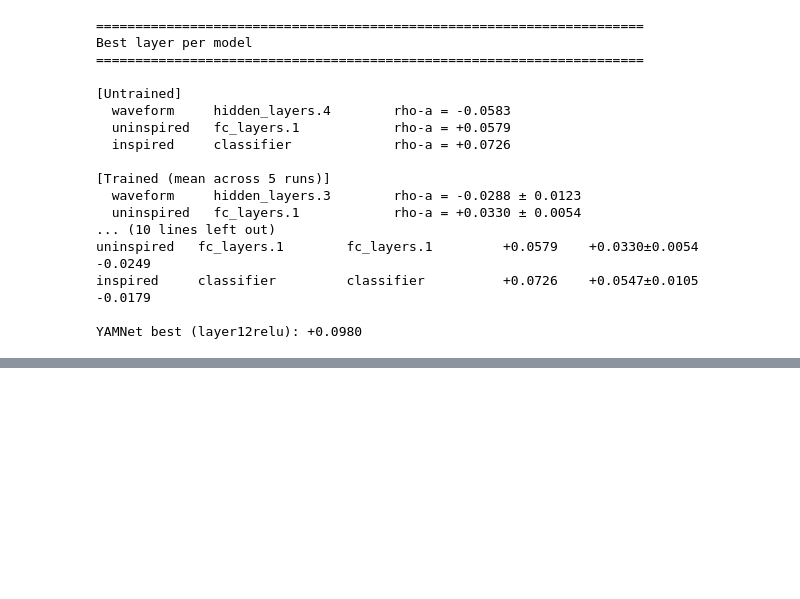
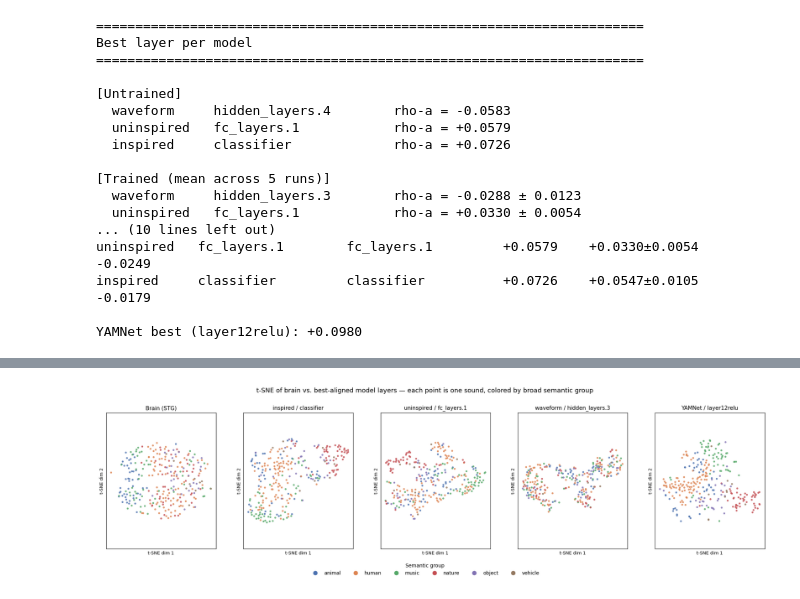
Before and after one commit to sofka005/group-13-bio, a Jupyter notebook: Assignment4/assignment4.ipynb, the cells around one changed output, grey strips where cells are left out. Cells and saved outputs as stored; diff of their text form; code cells hidden in the pictures; blank space fills up the shorter version.

```diff
--- a/Assignment4/assignment4.ipynb
+++ b/Assignment4/assignment4.ipynb
@@ -361,0 +350,8 @@ YAMNet best (layer12relu): +0.0980
+# %%
+# category labels, aligned with the 288 sounds
+categories = [batch[3][i] for batch in loader for i in range(len(batch[3]))]
+# iterate ds directly:
+categories = [ds[i][3] for i in range(len(ds))]
+
+print(f"{len(categories)} sounds, {len(set(categories))} unique categories")
+print("Example:", categories[:10])
@@ -361,0 +379,4 @@ YAMNet best (layer12relu): +0.0980
+# %%
+# brain data embedding
+brain_2d = embed_tsne(brain_activity)
+print("Brain embedding shape:", brain_2d.shape)
@@ -361,0 +537,27 @@ YAMNet best (layer12relu): +0.0980
+# %%
+# brain + best layer per model + best YAMNet layer
+
+best_layers = {
+    "inspired":   ("classifier",      trained_acts["inspired/classifier"]),
+    "uninspired": ("fc_layers.1",     trained_acts["uninspired/fc_layers.1"]),
+    "waveform":   ("hidden_layers.3", trained_acts["waveform/hidden_layers.3"]),
+}
+best_yam = max(yamnet_acts, key=lambda k: scores[f"yamnet/{k}"])
+
+to_plot = {
+    "Brain (STG)":            brain_2d,
+    "inspired / classifier":  embed_tsne(trained_acts["inspired/classifier"]),
+    "uninspired / fc_layers.1": embed_tsne(trained_acts["uninspired/fc_layers.1"]),
+    "waveform / hidden_layers.3": embed_tsne(trained_acts["waveform/hidden_layers.3"]),
+    f"YAMNet / {best_yam}":   embed_tsne(yamnet_acts[best_yam]),
+}
+
+fig = tsne_grid_grouped(
+    to_plot, sound_groups,
+    ncols=5, figsize=(24, 5.5),
+    suptitle="t-SNE of brain vs. best-aligned model layers — "
+             "each point is one sound, colored by broad semantic group",
+)
+plt.show()
+# %% [output]
+[figure, added]
```
Also changed, not shown: parts of 14 cells of this notebook.
